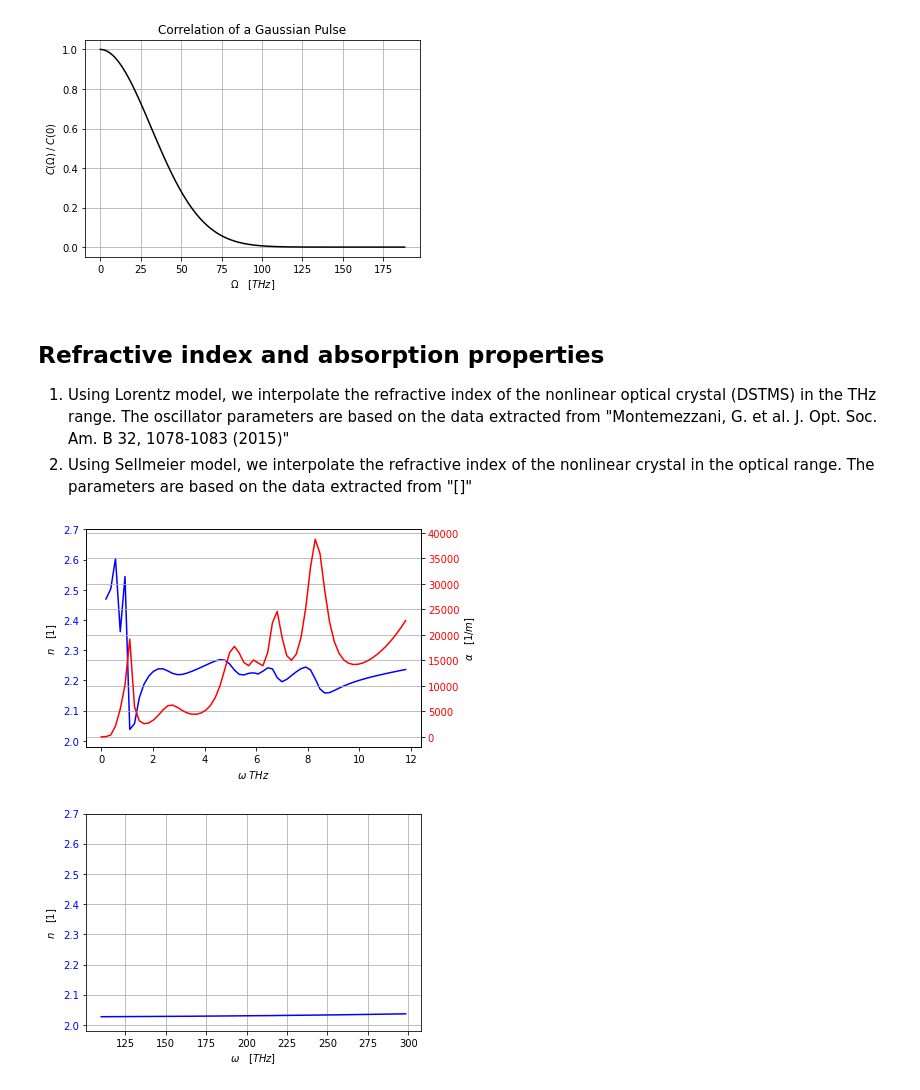
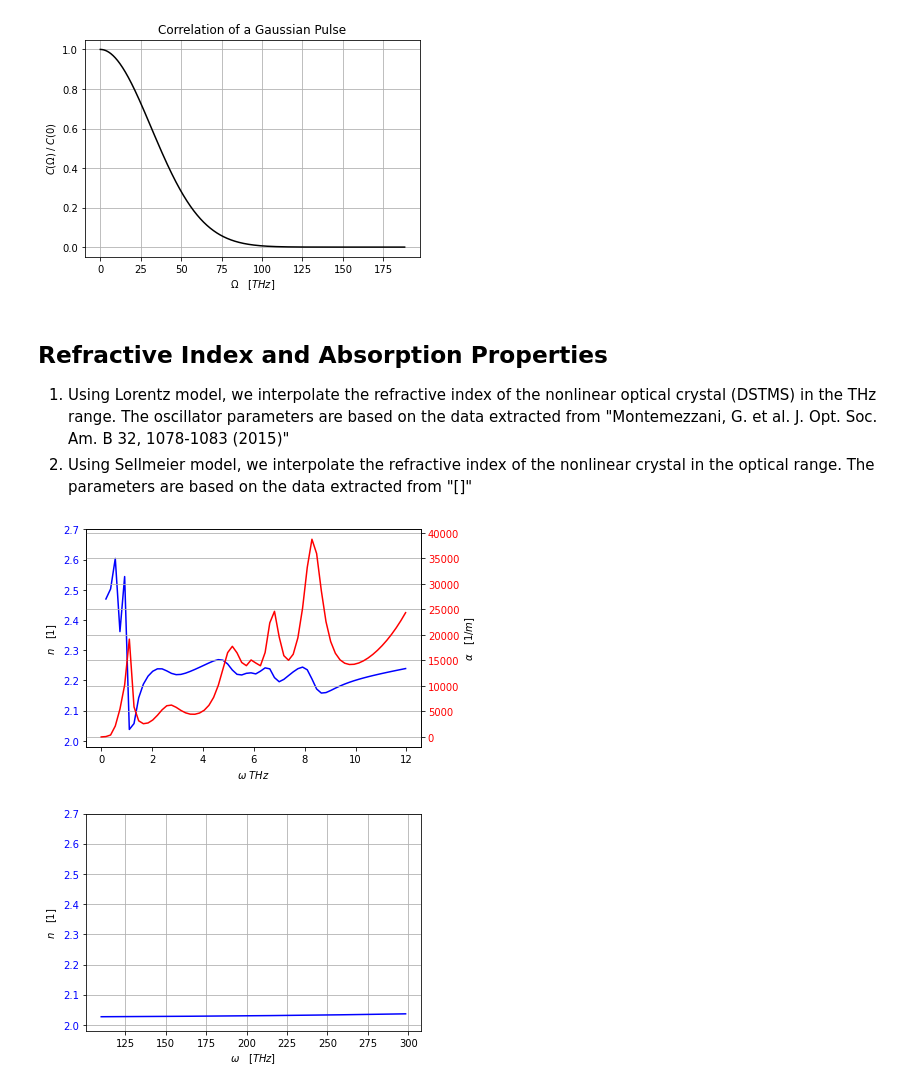
Before and after one commit to p-engel/nonlinear_optics, a Jupyter notebook: optical_rectification/analysis.ipynb, the cells around one changed output. Saved outputs shown, nothing was run; the diff lists cells and outputs as text; code cells hidden in the pictures.

```diff
--- a/optical_rectification/analysis.ipynb
+++ b/optical_rectification/analysis.ipynb
@@ -117,31 +117,35 @@ plt.grid(True)
 # %% [output]
 [figure]
 # %% [markdown]
-## Refractive index and absorption properties
+## Refractive Index and Absorption Properties
 
 1. Using Lorentz model, we interpolate the refractive index of the nonlinear optical crystal (DSTMS) in the THz range. The oscillator parameters are based on the data extracted from "Montemezzani, G. et al. J. Opt. Soc. Am. B 32, 1078-1083 (2015)"
 2. Using Sellmeier model, we interpolate the refractive index of the nonlinear crystal in the optical range. The parameters are based on the data extracted from "[]"
 # %%
 # Visualize refractive index in THz region
-fig2, ax2 = plt.subplots()
+fig3, ax3 = plt.subplots()
 
-# Ω = np.linspace(1e-12, 12, 2**9)  # [THz]
-Ω_f = 12; iΩ_f = np.argmin(np.abs(Ω - Ω_f))  # [THz]
-Ω = Ω[:iΩ_f]  # [THz]
+# # Ω = np.linspace(1e-12, 12, 2**9)  # [THz]
+# Ω_f = 12; iΩ_f = np.argmin(np.abs(Ω - Ω_f))  # [THz]
+# Ω = Ω[:iΩ_f]  # [THz]
+dw = w[1] - w[0]
+M = 12; m_max = int(M / dw)
+mvals = np.arange(0, m_max + 1)
+Ω = mvals * dw
 index_Ω = definitions.Index(Ω);
 n_thz = index_Ω.n()
 
-ax2.plot(Ω, n_thz, 'b')
-ax2.set_xlabel(r'$\omega$ $THz$')
-ax2.set_ylabel(r"$n \quad [1]$")
-ax2.set_ylim(1.98, 2.7)
-ax2.tick_params(axis='y',labelcolor='b')
-ax3 = ax2.twinx()  # Create a second axes object that shares the same x-axis
-ax3.plot(Ω, index_Ω.alpha(), 'r')
-ax3.set_ylabel(r"$\alpha \quad [1/m]$")
-ax3.tick_params(axis='y',labelcolor='r')
+ax3.plot(Ω, n_thz, 'b')
+ax3.set_xlabel(r'$\omega$ $THz$')
+ax3.set_ylabel(r"$n \quad [1]$")
+ax3.set_ylim(1.98, 2.7)
+ax3.tick_params(axis='y',labelcolor='b')
+ax4 = ax3.twinx()  # Create a second axes object that shares the same x-axis
+ax4.plot(Ω, index_Ω.alpha(), 'r')
+ax4.set_ylabel(r"$\alpha \quad [1/m]$")
+ax4.tick_params(axis='y',labelcolor='r')
 plt.grid(True)
 # %% [output]
-[figure, old version]
+[figure, new version]
 # %%
 # Visualize refractive index in Optical region
```
Also changed, not shown: parts of 10 cells of this notebook, 3 other files.
